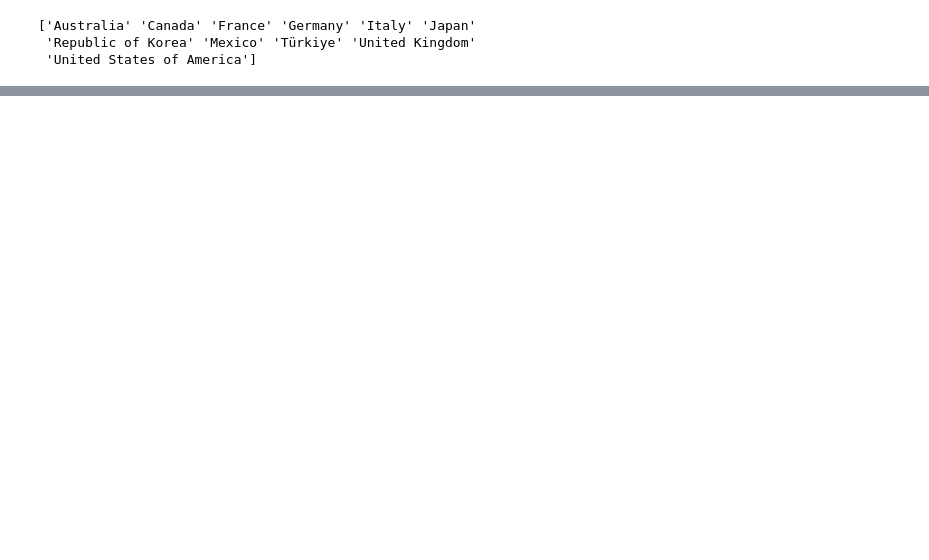
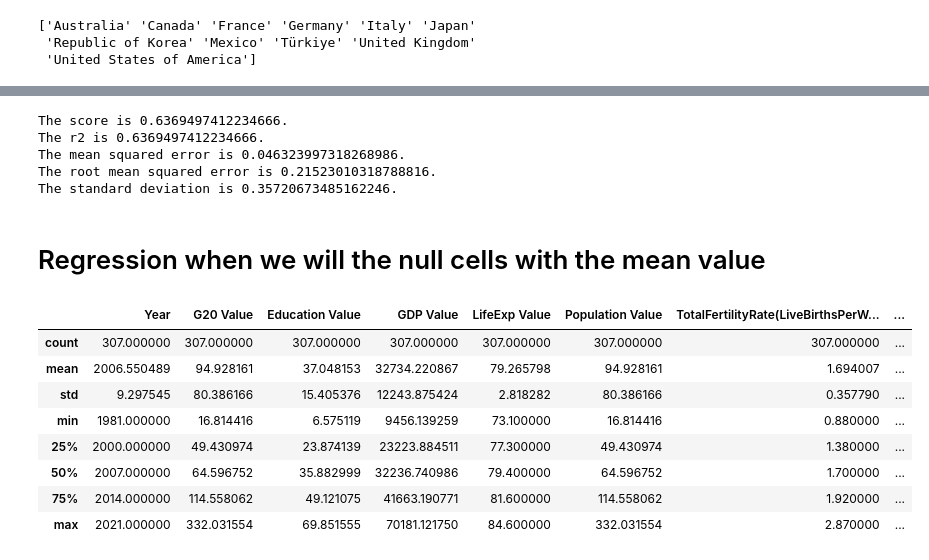
Before and after one commit to ElvisTheCoder/Project4, a Jupyter notebook: Regresssion_Modeling.ipynb, the cells around one changed output, grey strips where cells are left out. Drawn from its saved outputs; the diff is of its cells as text; code cells hidden in the pictures; blank space fills up the shorter version.

```diff
--- a/Regresssion_Modeling.ipynb
+++ b/Regresssion_Modeling.ipynb
@@ -199,0 +209,36 @@ regression_per_country
+# %%
+from sklearn.metrics import mean_squared_error, r2_score
+score = model.score(X, fertility_y, sample_weight=None)
+r2 = r2_score(fertility_y, predicted_y_values)
+mse = mean_squared_error(fertility_y, predicted_y_values)
+rmse = np.sqrt(mse)
+std = np.std(fertility_y)
+
+# Print relevant metrics.
+print(f"The score is {score}.")
+print(f"The r2 is {r2}.")
+print(f"The mean squared error is {mse}.")
+print(f"The root mean squared error is {rmse}.")
+print(f"The standard deviation is {std}.")
+# %% [output]
+The score is 0.6369497412234666.
+The r2 is 0.6369497412234666.
+The mean squared error is 0.046323997318268986.
+The root mean squared error is 0.21523010318788816.
+The standard deviation is 0.35720673485162246.
+# %% [markdown]
+# Regression when we will the null cells with the mean value
+# %%
+#cleaning data by removing all NaN
+data_nonulls_df=All_data_df.dropna()
+data_nonulls_df.describe()
+# %% [output]
+|  | Year | G20 Value | Education Value | GDP Value | LifeExp Value | Population Value | TotalFertilityRate(LiveBirthsPerW... | ... |
+| count | 307.000000 | 307.000000 | 307.000000 | 307.000000 | 307.000000 | 307.000000 | 307.000000 | ... |
+| mean | 2006.550489 | 94.928161 | 37.048153 | 32734.220867 | 79.265798 | 94.928161 | 1.694007 | ... |
+| std | 9.297545 | 80.386166 | 15.405376 | 12243.875424 | 2.818282 | 80.386166 | 0.357790 | ... |
+| min | 1981.000000 | 16.814416 | 6.575119 | 9456.139259 | 73.100000 | 16.814416 | 0.880000 | ... |
+| 25% | 2000.000000 | 49.430974 | 23.874139 | 23223.884511 | 77.300000 | 49.430974 | 1.380000 | ... |
+| 50% | 2007.000000 | 64.596752 | 35.882999 | 32236.740986 | 79.400000 | 64.596752 | 1.700000 | ... |
+| 75% | 2014.000000 | 114.558062 | 49.121075 | 41663.190771 | 81.600000 | 114.558062 | 1.920000 | ... |
+| max | 2021.000000 | 332.031554 | 69.851555 | 70181.121750 | 84.600000 | 332.031554 | 2.870000 | ... |
```
Also changed, not shown: parts of 22 cells of this notebook.
